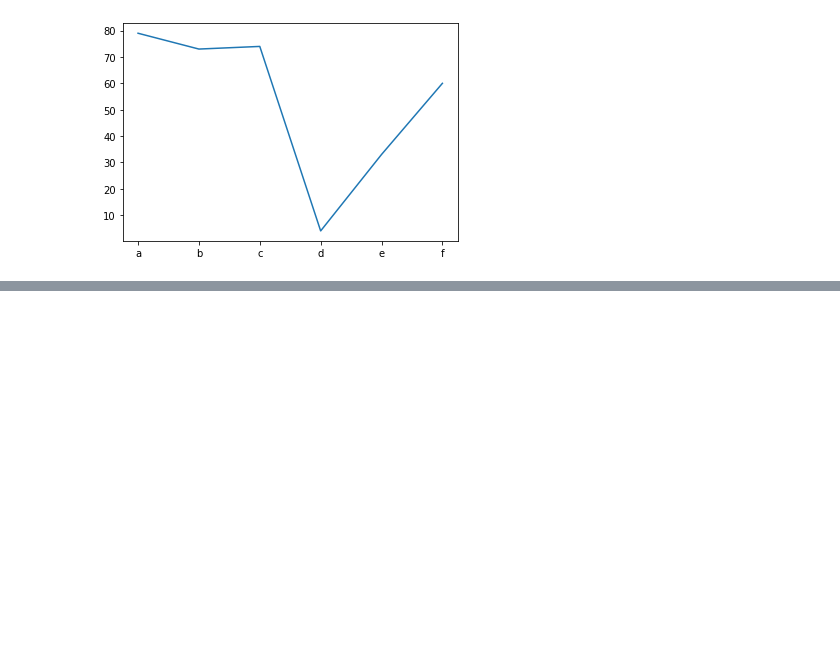
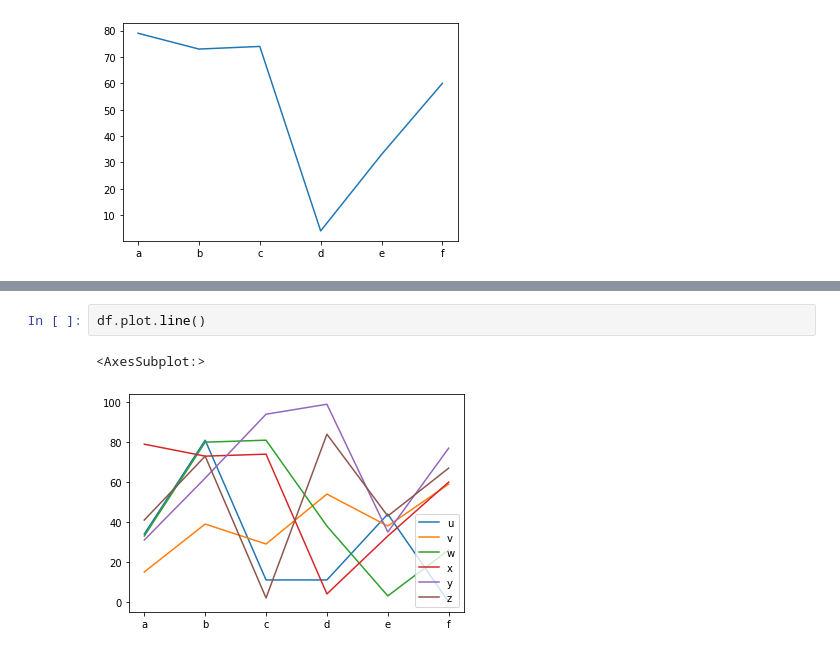
Before and after one commit to ramlaxman/cisco-2020-oct-14-plotting, a Jupyter notebook: Cisco 2020 October 14 — Pandas plotting.ipynb, the cells around one changed output, grey strips where cells are left out. Saved outputs shown, nothing was run; the diff lists cells and outputs as text; blank space fills up the shorter version.

```diff
--- a/Cisco 2020 October 14 — Pandas plotting.ipynb
+++ b/Cisco 2020 October 14 — Pandas plotting.ipynb
@@ -196,0 +207,5 @@ df['x'].plot.line()
+# %%
+df.plot.line()
+# %% [output]
+<AxesSubplot:>
+[figure, added]
```
Also changed, not shown: parts of 3 cells of this notebook.
